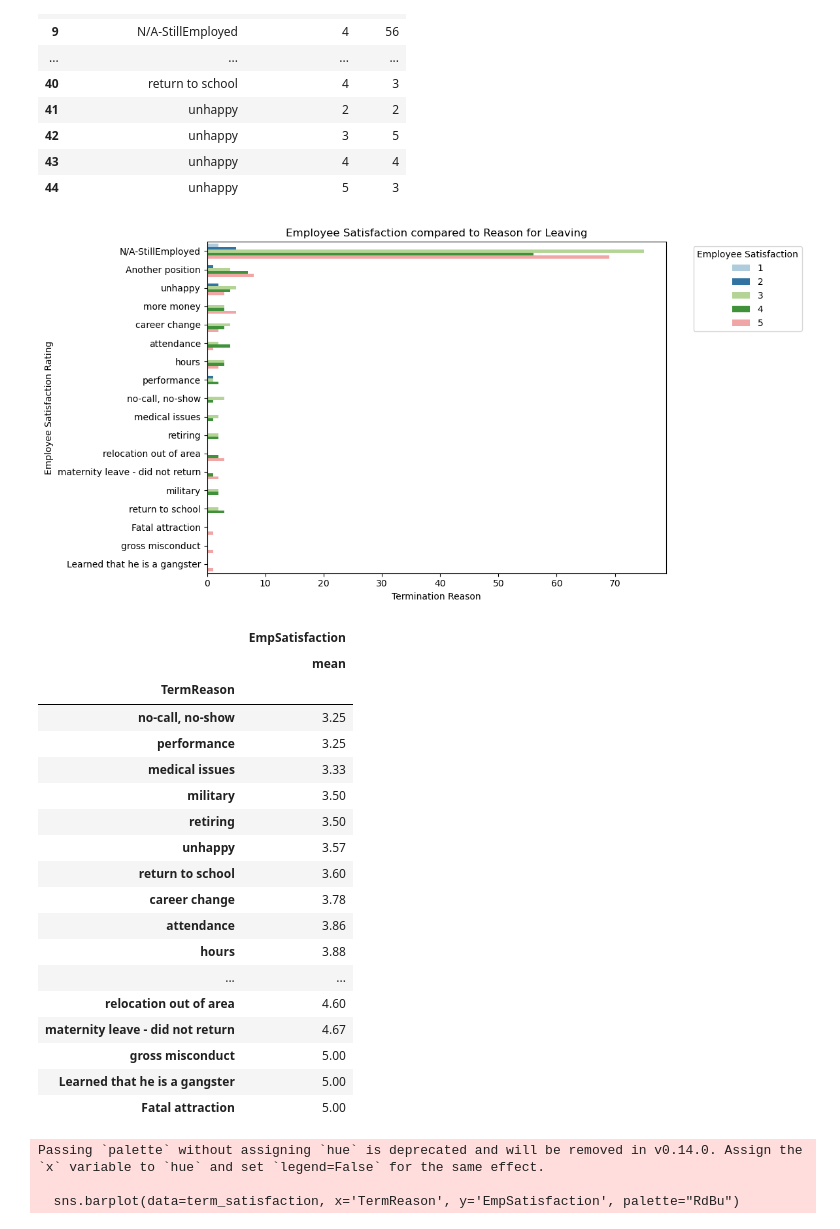
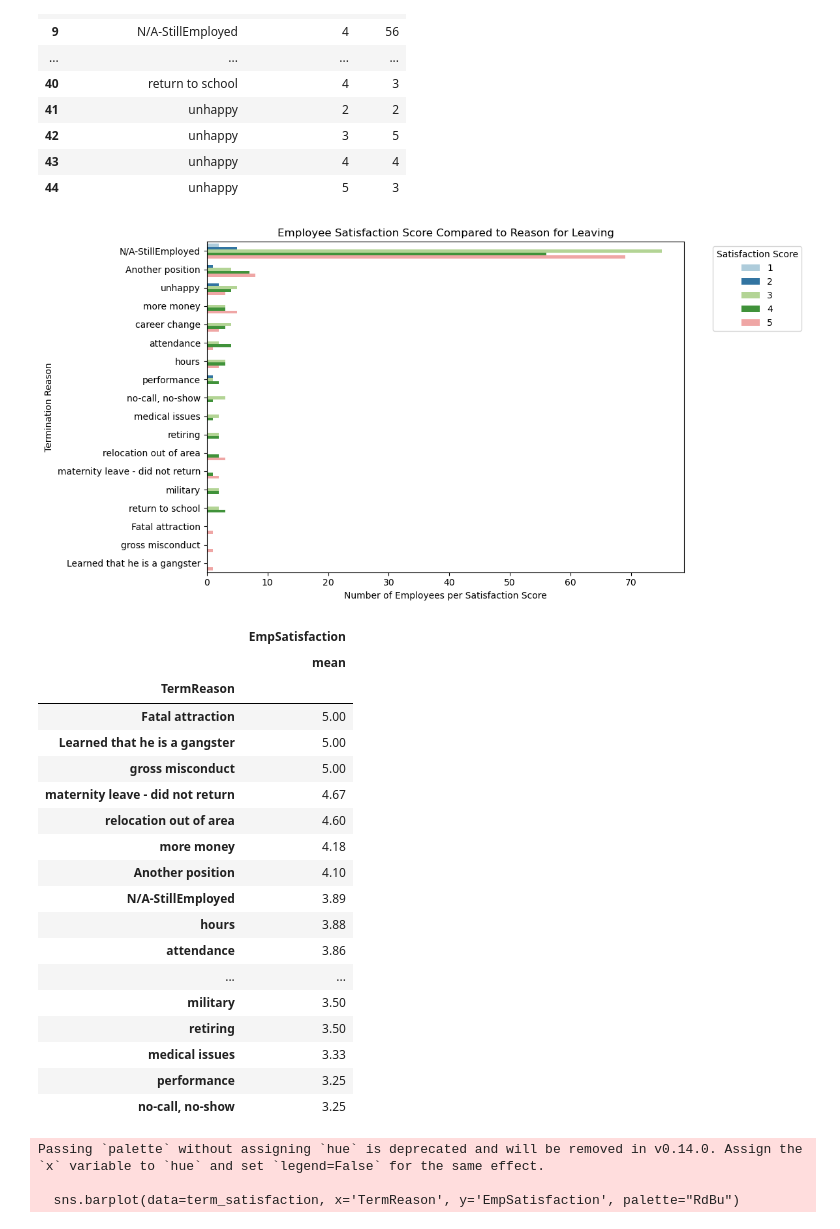
Before and after one commit to akisharbnsn/CohortB_Career_Analysis, a Jupyter notebook: notebook/alyssac_eda.ipynb, the cells around one changed output. Saved outputs shown, nothing was run; the diff lists cells and outputs as text; code cells hidden in the pictures.

```diff
--- a/notebook/alyssac_eda.ipynb
+++ b/notebook/alyssac_eda.ipynb
@@ -221,37 +229,37 @@ term_satisfaction
 # %%
 #Plot visualization for each Employee Satisfaction rating by reason for leaving
 plt.figure(figsize=(12, 6))
 sns.countplot(data=satisfaction, y='TermReason', hue='EmpSatisfaction', order=term_satisfaction['TermReason'].value_counts().index , palette="Paired")
-plt.title('Employee Satisfaction compared to Reason for Leaving')
-plt.xlabel('Termination Reason')
-plt.ylabel('Employee Satisfaction Rating')
-plt.legend(title= 'Employee Satisfaction', bbox_to_anchor= (1.05,1), loc='upper left')
+plt.title('Employee Satisfaction Score Compared to Reason for Leaving')
+plt.xlabel('Number of Employees per Satisfaction Score')
+plt.ylabel('Termination Reason')
+plt.legend(title= 'Satisfaction Score', bbox_to_anchor= (1.05,1), loc='upper left')
 #plt.xticks(rotation=90)
 plt.tight_layout()
 plt.show()
 # %% [output]
-[figure, old version]
+[figure, new version]
 # %%
-term_avg = satisfaction.groupby(['TermReason']).agg({'EmpSatisfaction' : ['mean']}).round(2).sort_values(by= ("EmpSatisfaction", "mean"), ascending=True)
+term_avg = satisfaction.groupby(['TermReason']).agg({'EmpSatisfaction' : ['mean']}).round(2).sort_values(by= ("EmpSatisfaction", "mean"), ascending=False)
 term_avg
 # %% [output]
 |  | EmpSatisfaction |
 |  | mean |
 | TermReason |  |
-| no-call, no-show | 3.25 |
-| performance | 3.25 |
-| medical issues | 3.33 |
+| Fatal attraction | 5.00 |
+| Learned that he is a gangster | 5.00 |
+| gross misconduct | 5.00 |
+| maternity leave - did not return | 4.67 |
+| relocation out of area | 4.60 |
+| more money | 4.18 |
+| Another position | 4.10 |
+| N/A-StillEmployed | 3.89 |
+| hours | 3.88 |
+| attendance | 3.86 |
+| ... | ... |
 | military | 3.50 |
 | retiring | 3.50 |
-| unhappy | 3.57 |
-| return to school | 3.60 |
-| career change | 3.78 |
-| attendance | 3.86 |
-| hours | 3.88 |
-| ... | ... |
-| relocation out of area | 4.60 |
-| maternity leave - did not return | 4.67 |
-| gross misconduct | 5.00 |
-| Learned that he is a gangster | 5.00 |
-| Fatal attraction | 5.00 |
+| medical issues | 3.33 |
+| performance | 3.25 |
+| no-call, no-show | 3.25 |
 # %%
```
Also changed, not shown: parts of 8 cells of this notebook.
